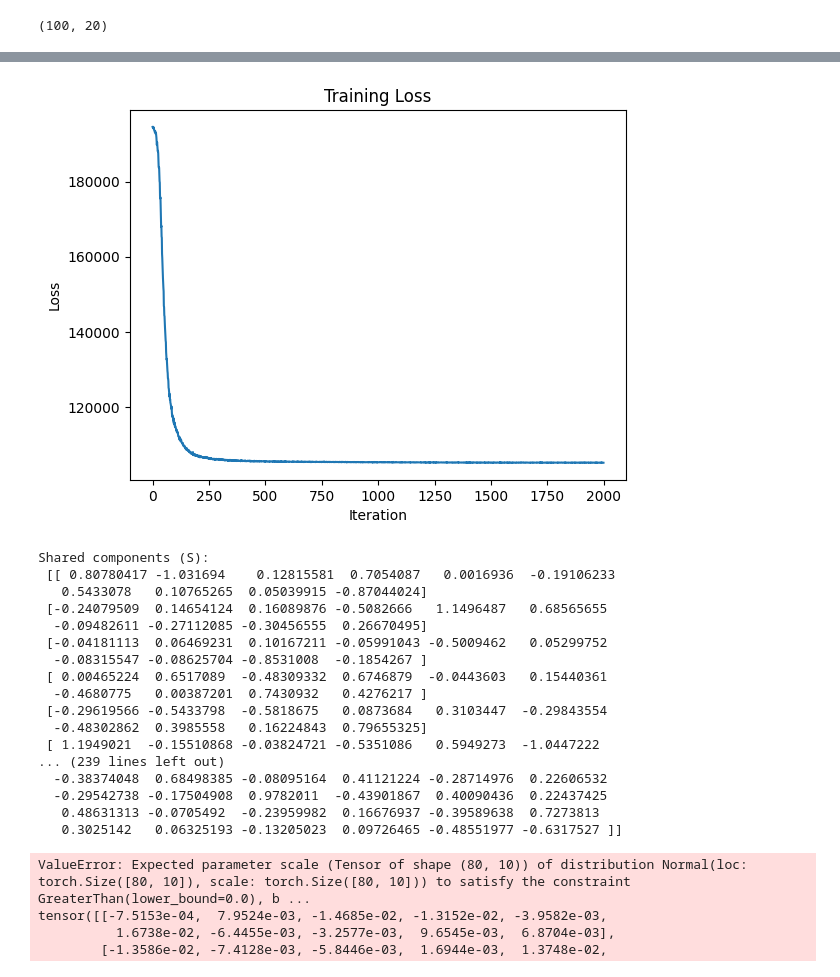
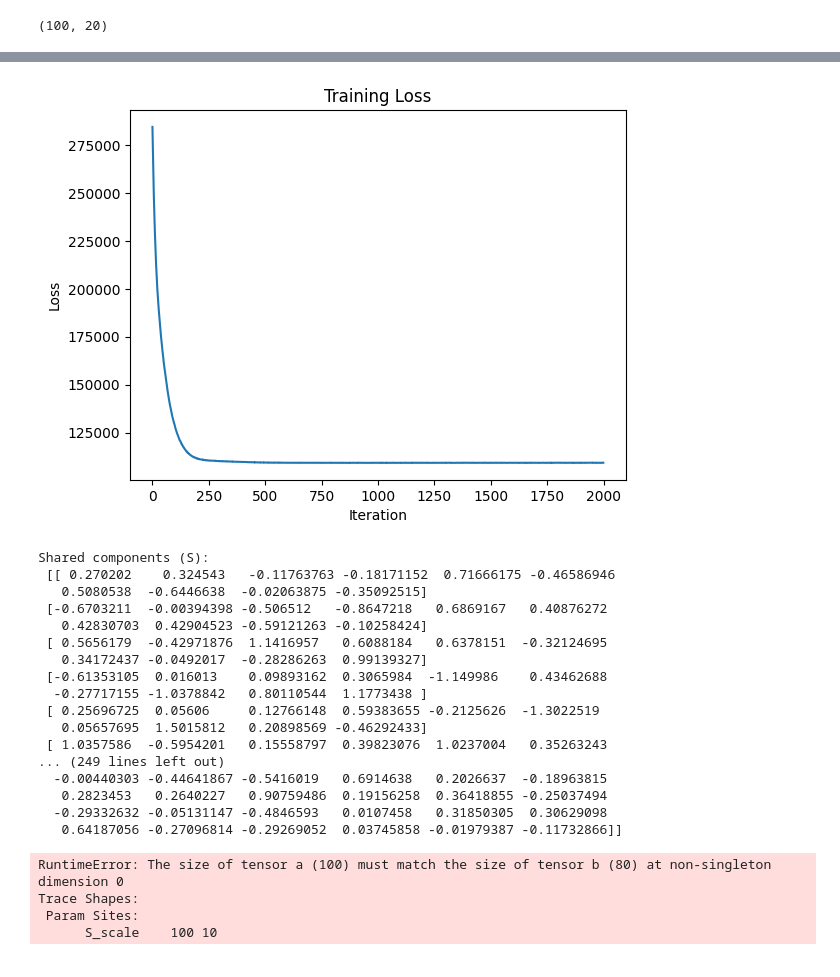
Before and after one commit to Thienni-creator/DeepLife_MoFA, a Jupyter notebook: FA_model.ipynb, the cells around one changed output, grey strips where cells are left out. Saved outputs shown, nothing was run; the diff lists cells and outputs as text; code cells hidden in the pictures.

```diff
--- a/FA_model.ipynb
+++ b/FA_model.ipynb
@@ -533,12 +700,12 @@ svi = SVI(model.model, model.guide, optimizer, loss=Trace_ELBO())
 
 # Train the model and log loss
 losses = []
+val_losses = []
 for i in range(num_iterations):
     loss = svi.step(X1_train, X2_train)
     losses.append(loss)
     if i % 100 == 0:
         print(f"Step {i} : loss = {loss:.4f}")
-
 # Plot the loss curve
 plt.plot(losses)
 plt.xlabel('Iteration')
@@ -578,21 +745,21 @@ Step 1900 : loss = 105187.3970
-[figure, old version]
+[figure, new version]
 Shared components (S):
- [[ 0.80780417 -1.031694    0.12815581  0.7054087   0.0016936  -0.19106233
-   0.5433078   0.10765265  0.05039915 -0.87044024]
- [-0.24079509  0.14654124  0.16089876 -0.5082666   1.1496487   0.68565655
-  -0.09482611 -0.27112085 -0.30456555  0.26670495]
- [-0.04181113  0.06469231  0.10167211 -0.05991043 -0.5009462   0.05299752
-  -0.08315547 -0.08625704 -0.8531008  -0.1854267 ]
- [ 0.00465224  0.6517089  -0.48309332  0.6746879  -0.0443603   0.15440361
-  -0.4680775   0.00387201  0.7430932   0.4276217 ]
- [-0.29619566 -0.5433798  -0.5818675   0.0873684   0.3103447  -0.29843554
-  -0.48302862  0.3985558   0.16224843  0.79655325]
- [ 1.1949021  -0.15510868 -0.03824721 -0.5351086   0.5949273  -1.0447222
-... (239 lines left out)
-  -0.38374048  0.68498385 -0.08095164  0.41121224 -0.28714976  0.22606532
-  -0.29542738 -0.17504908  0.9782011  -0.43901867  0.40090436  0.22437425
-   0.48631313 -0.0705492  -0.23959982  0.16676937 -0.39589638  0.7273813
-   0.3025142   0.06325193 -0.13205023  0.09726465 -0.48551977 -0.6317527 ]]
+ [[ 0.270202    0.324543   -0.11763763 -0.18171152  0.71666175 -0.46586946
+   0.5080538  -0.6446638  -0.02063875 -0.35092515]
+ [-0.6703211  -0.00394398 -0.506512   -0.8647218   0.6869167   0.40876272
+   0.42830703  0.42904523 -0.59121263 -0.10258424]
+ [ 0.5656179  -0.42971876  1.1416957   0.6088184   0.6378151  -0.32124695
+   0.34172437 -0.0492017  -0.28286263  0.99139327]
+ [-0.61353105  0.016013    0.09893162  0.3065984  -1.149986    0.43462688
+  -0.27717155 -1.0378842   0.80110544  1.1773438 ]
+ [ 0.25696725  0.05606     0.12766148  0.59383655 -0.2125626  -1.3022519
+   0.05657695  1.5015812   0.20898569 -0.46292433]
+ [ 1.0357586  -0.5954201   0.15558797  0.39823076  1.0237004   0.35263243
+... (249 lines left out)
+  -0.00440303 -0.44641867 -0.5416019   0.6914638   0.2026637  -0.18963815
+   0.2823453   0.2640227   0.90759486  0.19156258  0.36418855 -0.25037494
+  -0.29332632 -0.05131147 -0.4846593   0.0107458   0.31850305  0.30629098
+   0.64187056 -0.27096814 -0.29269052  0.03745858 -0.01979387 -0.11732866]]
 # %%
 import pyro
 import pyro.distributions as dist
@@ -648,8 +815,8 @@ class MOFA(nn.Module):
         #print(f"U2.shape: {U2.shape}, U2_prior.shape: {U2_prior.shape}")
 
         # Likelihood
-        X1_hat = torch.matmul(S, U1)
-        X2_hat = torch.matmul(S, U2)
+        X1_hat = torch.matmul(S.T, U1)
+        X2_hat = torch.matmul(S.T, U2)
 
         # Debugging: print shapes
         print(f"X1.shape: {X1.shape}, X1_hat.shape: {X1_hat.shape}")
@@ -665,16 +832,27 @@ class MOFA(nn.Module):
         num_samples = X1.shape[0]  # Update num_samples based on the current batch size
 
         # Variational distributions
-        S_loc = pyro.param('S_loc', torch.randn(num_samples, self.num_factors) * 0.01)
+
+        with self.latent_factor_plate:
+            with self.feature_plate1:
+                U1_loc = pyro.sample("U1_loc", pyro.distributions.Normal(0., 1.))
+            with self.feature_plate2:
+                U2_loc = pyro.sample("U2_loc", pyro.distributions.Normal(0., 1.))
+
+        with self.latent_factor_plate:
+            with self.sample_plate:
+                S_loc = pyro.sample("S_loc", pyro.distributions.Normal(0., 1.))
+
+        #S_loc = pyro.param('S_loc', torch.randn(num_samples, self.num_factors) * 0.01)
         S_scale = pyro.param('S_scale', torch.ones(num_samples, self.num_factors) * 0.1, constraint=dist.constraints.positive)
-        U1_loc = pyro.param('U1_loc', torch.randn(self.num_factors, self.num_features1) * 0.01)
+        #U1_loc = pyro.param('U1_loc', torch.randn(self.num_factors, self.num_features1) * 0.01)
         U1_scale = pyro.param('U1_scale', torch.ones(self.num_factors, self.num_features1) * 0.1, constraint=dist.constraints.positive)
-        U2_loc = pyro.param('U2_loc', torch.randn(self.num_factors, self.num_features2) * 0.01)
+        #U2_loc = pyro.param('U2_loc', torch.randn(self.num_factors, self.num_features2) * 0.01)
         U2_scale = pyro.param('U2_scale', torch.ones(self.num_factors, self.num_features2) * 0.1, constraint=dist.constraints.positive)
 
-        S_dist = dist.Normal(S_loc, S_scale)
-        U1_dist = dist.Normal(U1_loc, U1_scale)
-        U2_dist = dist.Normal(U2_loc, U2_scale)
+        S_dist = dist.Gamma(S_scale, S_loc)
+        U1_dist = dist.Gamma(U1_scale, U1_loc)
+        U2_dist = dist.Gamma(U2_scale, U2_loc)
 
         pyro.sample('S', S_dist)
         pyro.sample('U1', U1_dist)
@@ -693,10 +871,10 @@ X2 = torch.randn(num_samples, num_features2)
 
 # Split data into training and validation sets
 train_size = int(0.8 * num_samples)
-X1_train = X1[:train_size]
-X2_train = X2[:train_size]
-X1_val = X1[train_size:]
-X2_val = X2[train_size:]
+X1_train = X1[:,:train_size]
+X2_train = X2[:,:train_size]
+X1_val = X1[:,train_size:]
+X2_val = X2[:,train_size:]
 
 # Initialize the model with training set size
 model = MOFA(train_size, num_features1, num_features2, num_factors)
@@ -740,7 +918,7 @@ print("Shared components (S):\n", S_posterior)
 print("\nPrivate components for view 1 (U1):\n", U1_posterior)
 print("\nPrivate components for view 2 (U2):\n", U2_posterior)
 # %% [output]
-ValueError: Expected parameter scale (Tensor of shape (80, 10)) of distribution Normal(loc: torch.Size([80, 10]), scale: torch.Size([80, 10])) to satisfy the constraint GreaterThan(lower_bound=0.0), b ...
-tensor([[-7.5153e-04,  7.9524e-03, -1.4685e-02, -1.3152e-02, -3.9582e-03,
-          1.6738e-02, -6.4455e-03, -3.2577e-03,  9.6545e-03,  6.8704e-03],
-        [-1.3586e-02, -7.4128e-03, -5.8446e-03,  1.6944e-03,  1.3748e-02,
+RuntimeError: The size of tensor a (100) must match the size of tensor b (80) at non-singleton dimension 0
+Trace Shapes:
+ Param Sites:
+      S_scale    100 10
```
Also changed, not shown: parts of 10 cells of this notebook.
